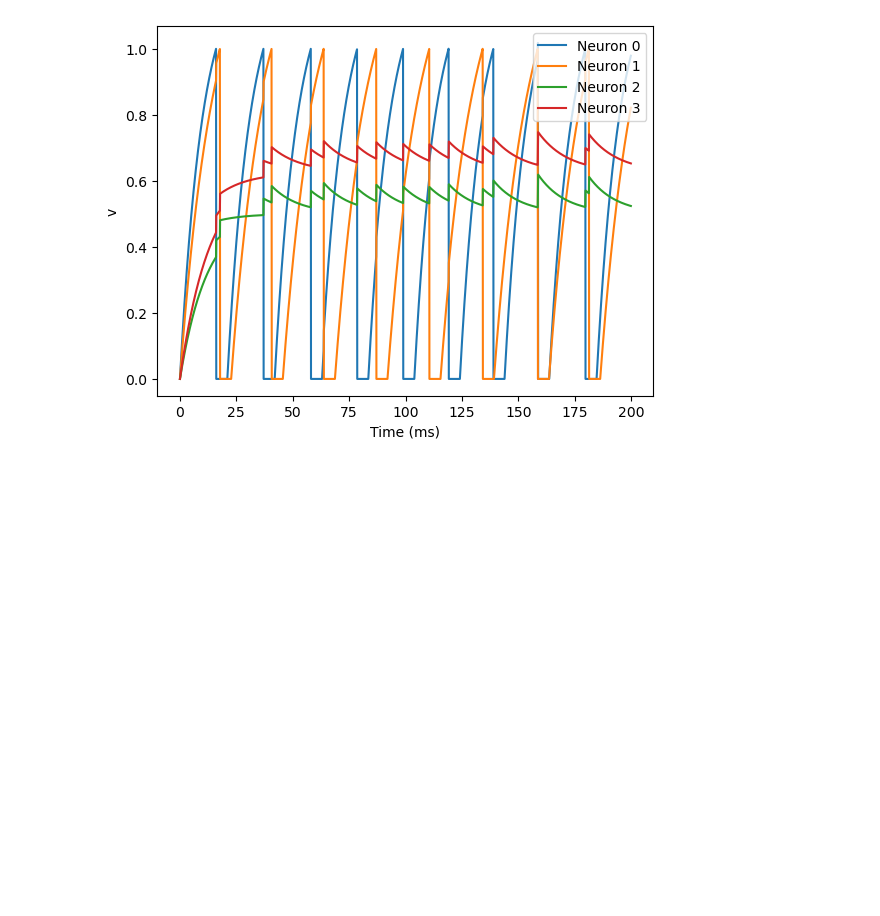
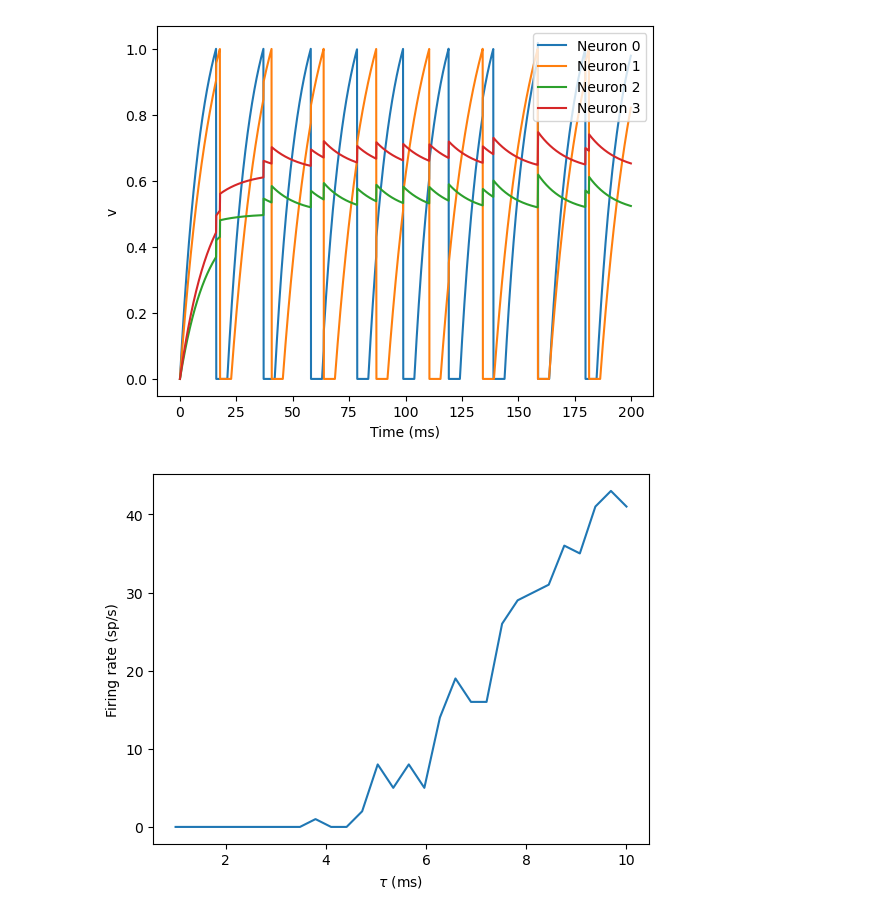
Before and after one commit to htlee1500/teuscherLab, a Jupyter notebook: BrianTesting.ipynb, the cells around one changed output. Cells and saved outputs as stored; diff of their text form; code cells hidden in the pictures; blank space fills up the shorter version.

```diff
--- a/BrianTesting.ipynb
+++ b/BrianTesting.ipynb
@@ -354,3 +354,33 @@ ylabel('v')
 legend();
 # %% [output]
 [figure]
+# %%
+start_scope()
+# Parameters
+num_inputs = 100
+input_rate = 10*Hz
+weight = 0.1
+# Range of time constants
+tau_range = linspace(1, 10, 30)*ms
+# Use this list to store output rates
+output_rates = []
+# Iterate over range of time constants
+for tau in tau_range:
+    # Construct the network each time
+    P = PoissonGroup(num_inputs, rates=input_rate)
+    eqs = '''
+    dv/dt = -v/tau : 1
+    '''
+    G = NeuronGroup(1, eqs, threshold='v>1', reset='v=0', method='exact')
+    S = Synapses(P, G, on_pre='v += weight')
+    S.connect()
+    M = SpikeMonitor(G)
+    # Run it and store the output firing rate in the list
+    run(1*second)
+    output_rates.append(M.num_spikes/second)
+# And plot it
+plot(tau_range/ms, output_rates)
+xlabel(r'$\tau$ (ms)')
+ylabel('Firing rate (sp/s)');
+# %% [output]
+[figure, added]
```
Also changed, not shown: parts of 1 cell of this notebook, 2 other files.
